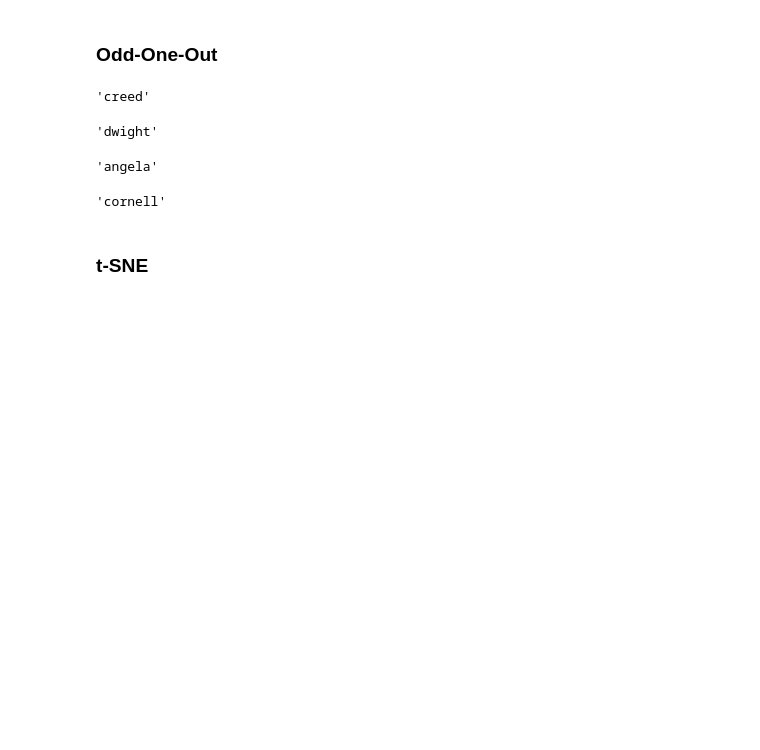
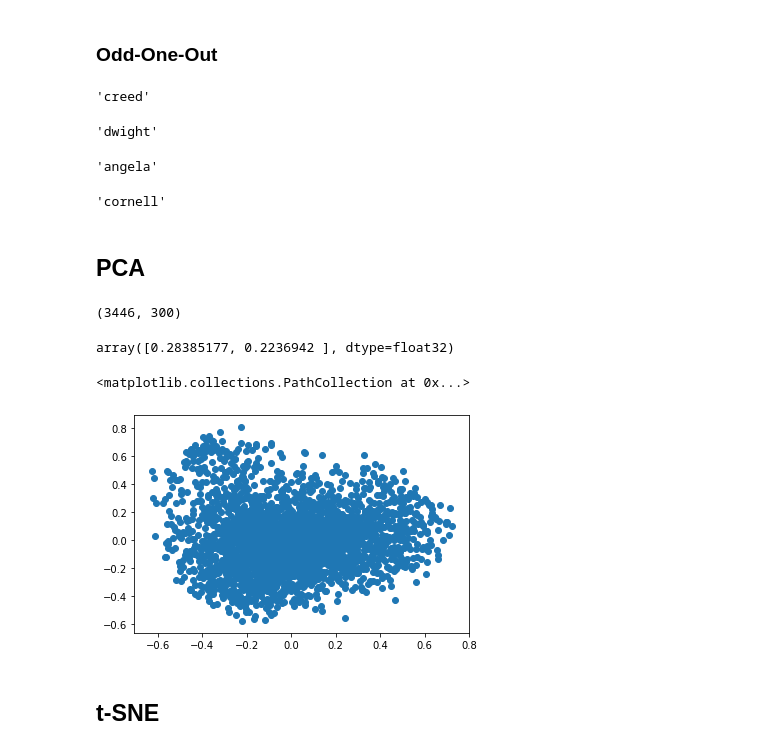
Before and after one commit to shahp7575/my-machine-learning, a Jupyter notebook: Embeddings/Word2Vec - The Office.ipynb, the cells around one changed output. Drawn from its saved outputs; the diff is of its cells as text; code cells hidden in the pictures; blank space fills up the shorter version.

```diff
--- a/Embeddings/Word2Vec - The Office.ipynb
+++ b/Embeddings/Word2Vec - The Office.ipynb
@@ -201,5 +210,5 @@ dtype: int64
 sent = [w for w in df['normalize']]
 # %%
 # Create relevant phrases from list of sentences
-phrases = Phrases(sent, min_count=25, progress_per=5000)
+phrases = Phrases(sent, min_count=10, progress_per=5000)
 # %% [output]
@@ -461,5 +478,30 @@ w2v_model.wv.doesnt_match(['michael', 'dwight', 'angela'])
 w2v_model.wv.doesnt_match(['andy', 'erin', 'cornell'])
 # %% [output]
 'cornell'
+# %% [markdown]
+## PCA
+# %%
+# retrieve all thr vectors from trained model
+X = w2v_model[w2v_model.wv.vocab]
+# %%
+X.shape
+# %% [output]
+(3446, 300)
+# %%
+# fitting PCA
+pca = PCA(n_components=2)
+pca_words = pca.fit_transform(X)
+# %%
+pca.explained_variance_ratio_
+# %% [output]
+array([0.28385177, 0.2236942 ], dtype=float32)
+# %%
+pc1 = pca_words[:, 0]
+pc2 = pca_words[:, 1]
+
+plt.scatter(pc1, pc2)
+# %% [output]
+<matplotlib.collections.PathCollection at 0x...>
+[figure, added]
 # %% [markdown]
-### t-SNE
+## t-SNE
```
Also changed, not shown: parts of 28 cells of this notebook, 1 other file.
